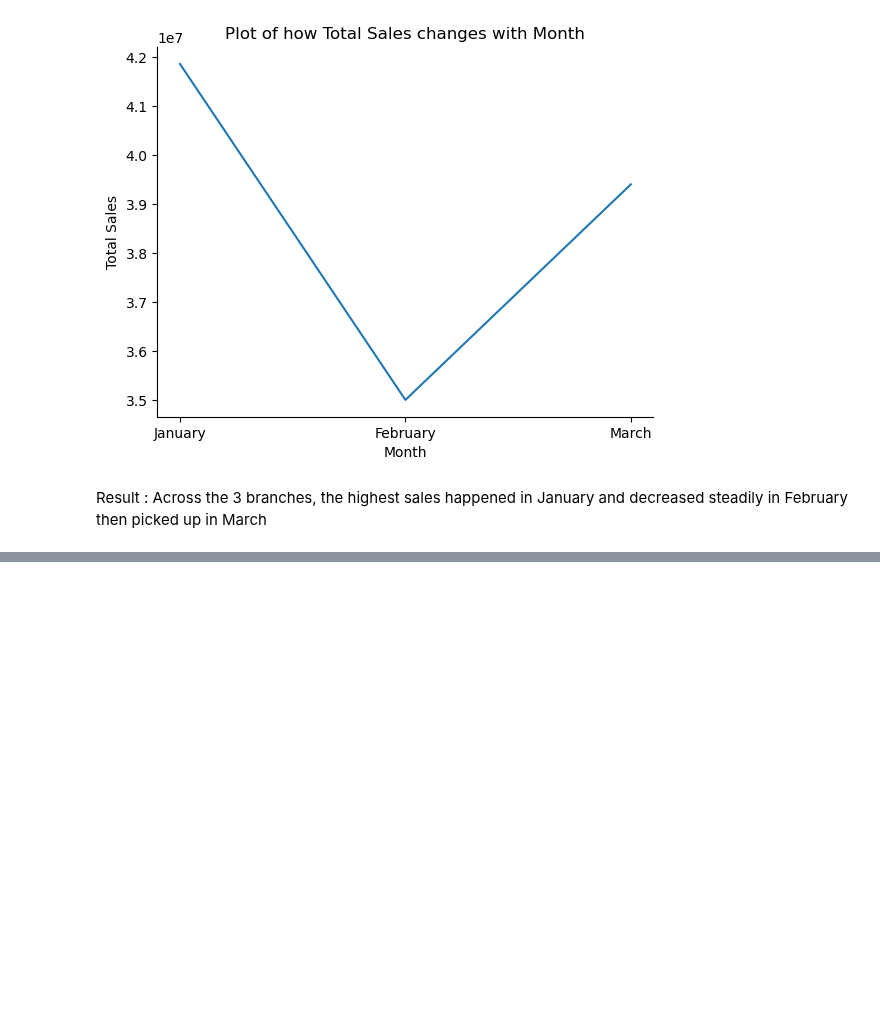
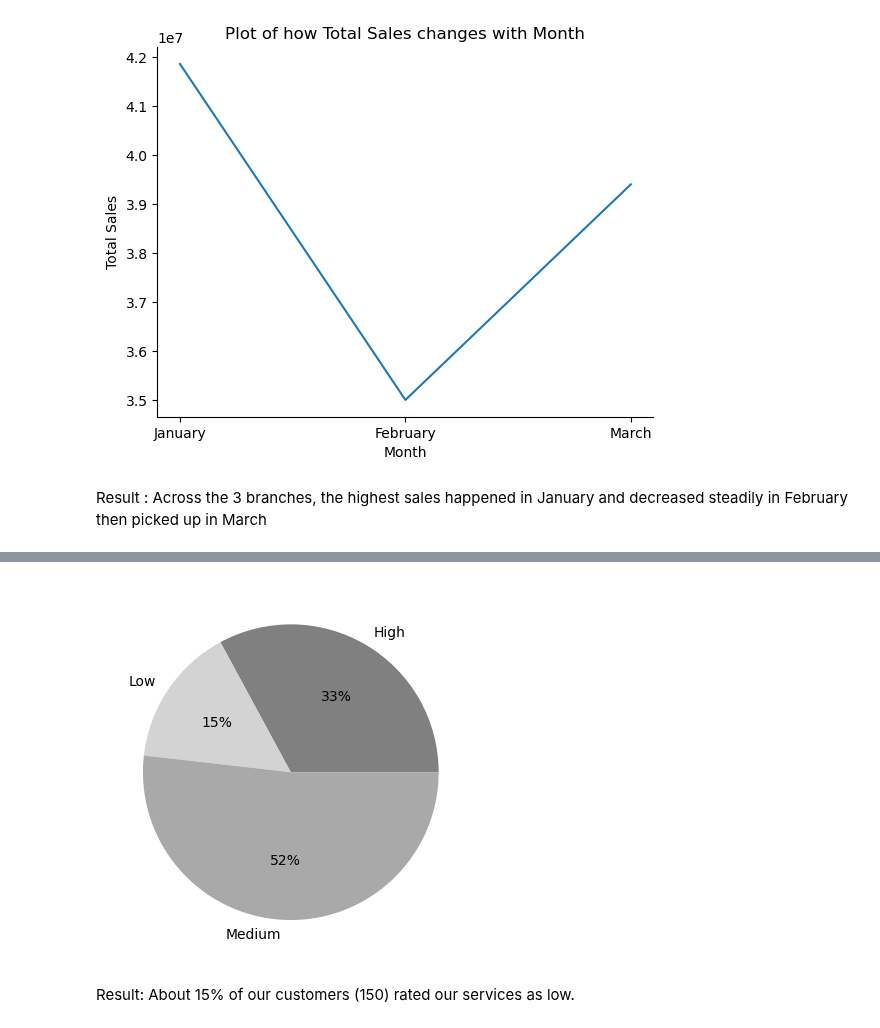
Before and after one commit to Ife96/PythonForDataAnalysis, a Jupyter notebook: Supermarket Data Analysis.ipynb, the cells around one changed output, grey strips where cells are left out. Cells and saved outputs as stored; diff of their text form; code cells hidden in the pictures; blank space fills up the shorter version.

Commit message:
visualization changes

```diff
--- a/Supermarket Data Analysis.ipynb
+++ b/Supermarket Data Analysis.ipynb
@@ -721,6 +721,11 @@ def generate_line_plot(x, y, xlabel, ylabel, data):
     plt.title(f'Plot of how {ylabel} changes with {xlabel}')
     sb.despine()
     plt.show()
+
+
+def plot_pie(values, labels, colors):
+    plt.pie(values, labels=labels, autopct='%.0f%%', colors=colors)
+    plt.show()
 # %% [output]
 <Figure size 2000x1000 with 0 Axes>
 # %% [markdown]
@@ -793,0 +801,6 @@ Result : Across the 3 branches, the highest sales happened in January and decrea
+# %%
+rating_cat = (comb_df
+              .groupby('Rating Category')
+              .agg({'Rating Category': 'count'}))
+
+rating_cat
@@ -793,0 +813,6 @@ Result : Across the 3 branches, the highest sales happened in January and decrea
+# %%
+plot_pie(values=rating_cat['Rating Category'], labels=rating_cat.index,colors=['grey', 'lightgrey', 'darkgrey'])
+# %% [output]
+[figure, added]
+# %% [markdown]
+Result: About 15% of our customers (150) rated our services as low.
```
Also changed, not shown: parts of 8 cells of this notebook.
